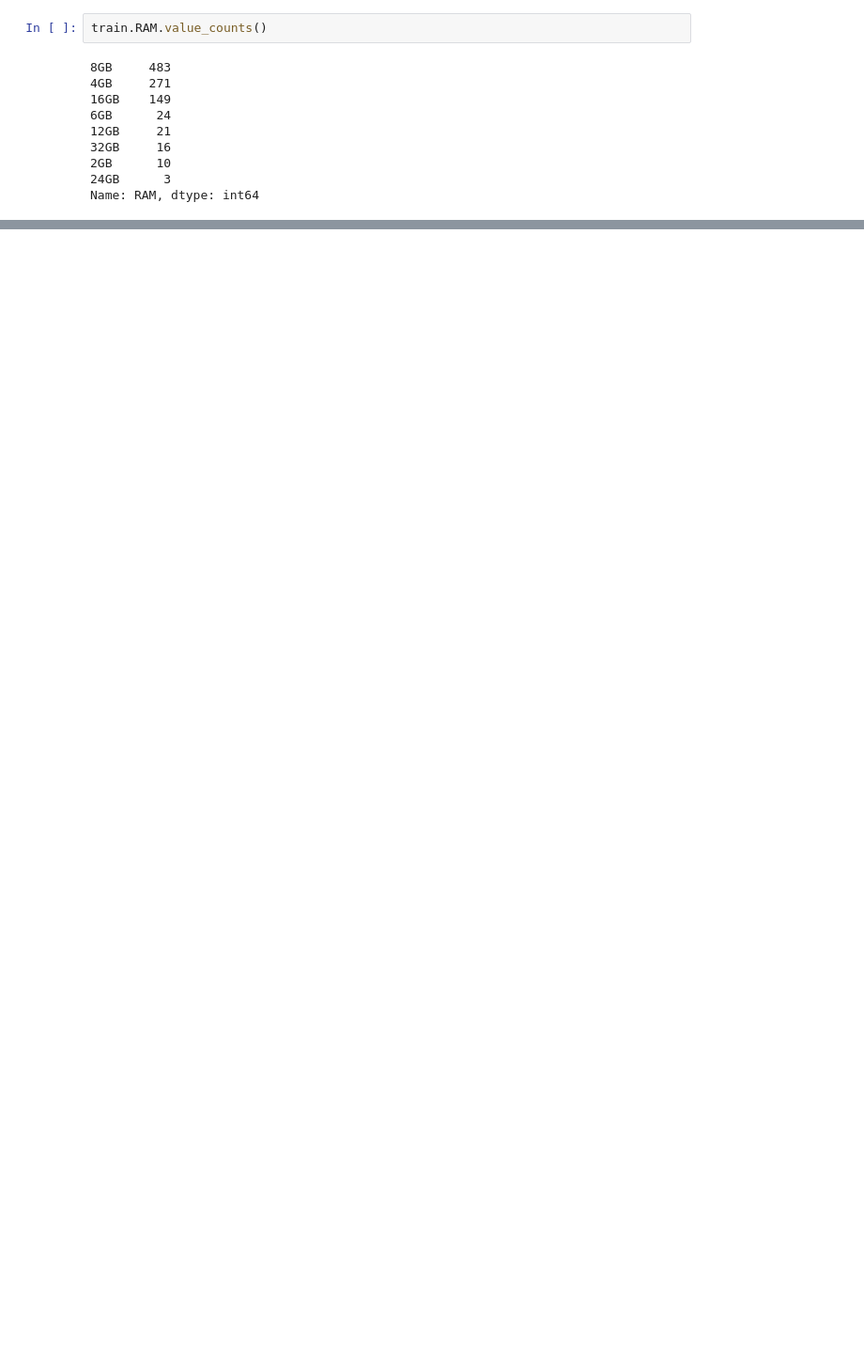
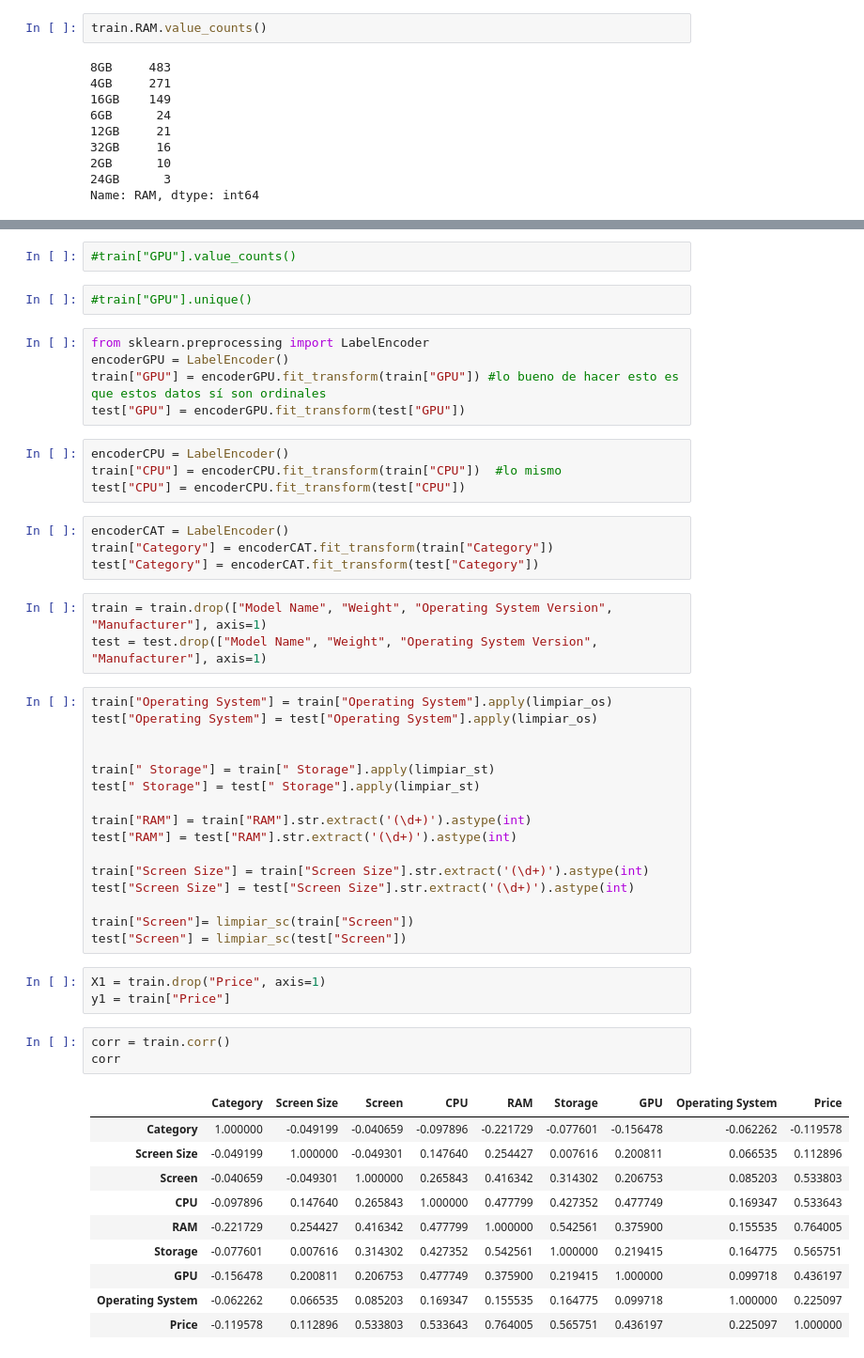
Before and after one commit to pizornpy/Proyecto-Competicion-Kaggle, a Jupyter notebook: Main.ipynb, the cells around one changed output, grey strips where cells are left out. Shown: that part at 94% size. Saved outputs shown, nothing was run; the diff lists cells and outputs as text; blank space fills up the shorter version.

```diff
--- a/Main.ipynb
+++ b/Main.ipynb
@@ -68,0 +339,53 @@ Name: RAM, dtype: int64
+# %%
+#train["GPU"].value_counts()
+# %%
+#train["GPU"].unique()
+# %%
+from sklearn.preprocessing import LabelEncoder
+encoderGPU = LabelEncoder()
+train["GPU"] = encoderGPU.fit_transform(train["GPU"]) #lo bueno de hacer esto es que estos datos sí son ordinales
+test["GPU"] = encoderGPU.fit_transform(test["GPU"])
+# %%
+encoderCPU = LabelEncoder()
+train["CPU"] = encoderCPU.fit_transform(train["CPU"])  #lo mismo
+test["CPU"] = encoderCPU.fit_transform(test["CPU"])
+# %%
+encoderCAT = LabelEncoder()
+train["Category"] = encoderCAT.fit_transform(train["Category"])
+test["Category"] = encoderCAT.fit_transform(test["Category"])
+# %%
+train = train.drop(["Model Name", "Weight", "Operating System Version", "Manufacturer"], axis=1)
+test = test.drop(["Model Name", "Weight", "Operating System Version", "Manufacturer"], axis=1)
+# %%
+train["Operating System"] = train["Operating System"].apply(limpiar_os)
+test["Operating System"] = test["Operating System"].apply(limpiar_os)
+
+
+train[" Storage"] = train[" Storage"].apply(limpiar_st)
+test[" Storage"] = test[" Storage"].apply(limpiar_st)
+
+train["RAM"] = train["RAM"].str.extract('(\d+)').astype(int)
+test["RAM"] = test["RAM"].str.extract('(\d+)').astype(int)
+
+train["Screen Size"] = train["Screen Size"].str.extract('(\d+)').astype(int)
+test["Screen Size"] = test["Screen Size"].str.extract('(\d+)').astype(int)
+
+train["Screen"]= limpiar_sc(train["Screen"])
+test["Screen"] = limpiar_sc(test["Screen"])
+# %%
+X1 = train.drop("Price", axis=1)
+y1 = train["Price"]
+# %%
+corr = train.corr()
+corr
+# %% [output]
+|  | Category | Screen Size | Screen | CPU | RAM | Storage | GPU | Operating System | Price |
+| Category | 1.000000 | -0.049199 | -0.040659 | -0.097896 | -0.221729 | -0.077601 | -0.156478 | -0.062262 | -0.119578 |
+| Screen Size | -0.049199 | 1.000000 | -0.049301 | 0.147640 | 0.254427 | 0.007616 | 0.200811 | 0.066535 | 0.112896 |
+| Screen | -0.040659 | -0.049301 | 1.000000 | 0.265843 | 0.416342 | 0.314302 | 0.206753 | 0.085203 | 0.533803 |
+| CPU | -0.097896 | 0.147640 | 0.265843 | 1.000000 | 0.477799 | 0.427352 | 0.477749 | 0.169347 | 0.533643 |
+| RAM | -0.221729 | 0.254427 | 0.416342 | 0.477799 | 1.000000 | 0.542561 | 0.375900 | 0.155535 | 0.764005 |
+| Storage | -0.077601 | 0.007616 | 0.314302 | 0.427352 | 0.542561 | 1.000000 | 0.219415 | 0.164775 | 0.565751 |
+| GPU | -0.156478 | 0.200811 | 0.206753 | 0.477749 | 0.375900 | 0.219415 | 1.000000 | 0.099718 | 0.436197 |
+| Operating System | -0.062262 | 0.066535 | 0.085203 | 0.169347 | 0.155535 | 0.164775 | 0.099718 | 1.000000 | 0.225097 |
+| Price | -0.119578 | 0.112896 | 0.533803 | 0.533643 | 0.764005 | 0.565751 | 0.436197 | 0.225097 | 1.000000 |
```
Also changed, not shown: parts of 41 cells of this notebook, 7 other files.
